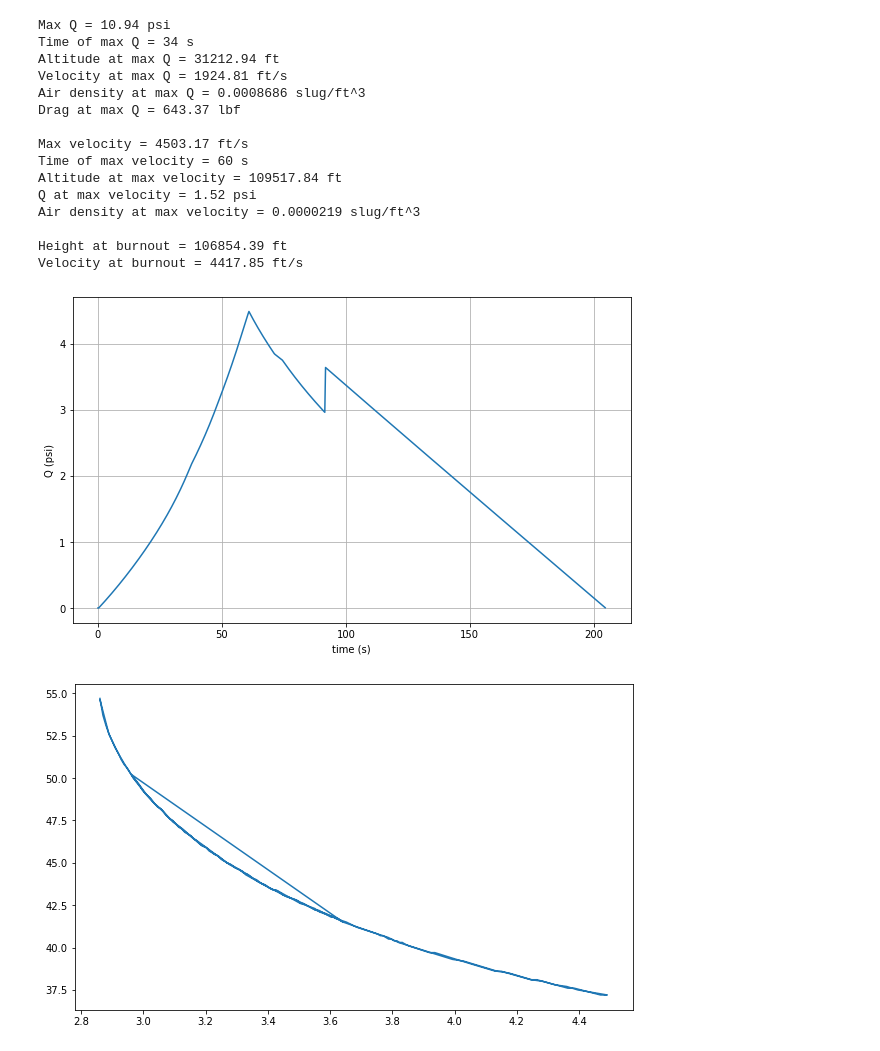
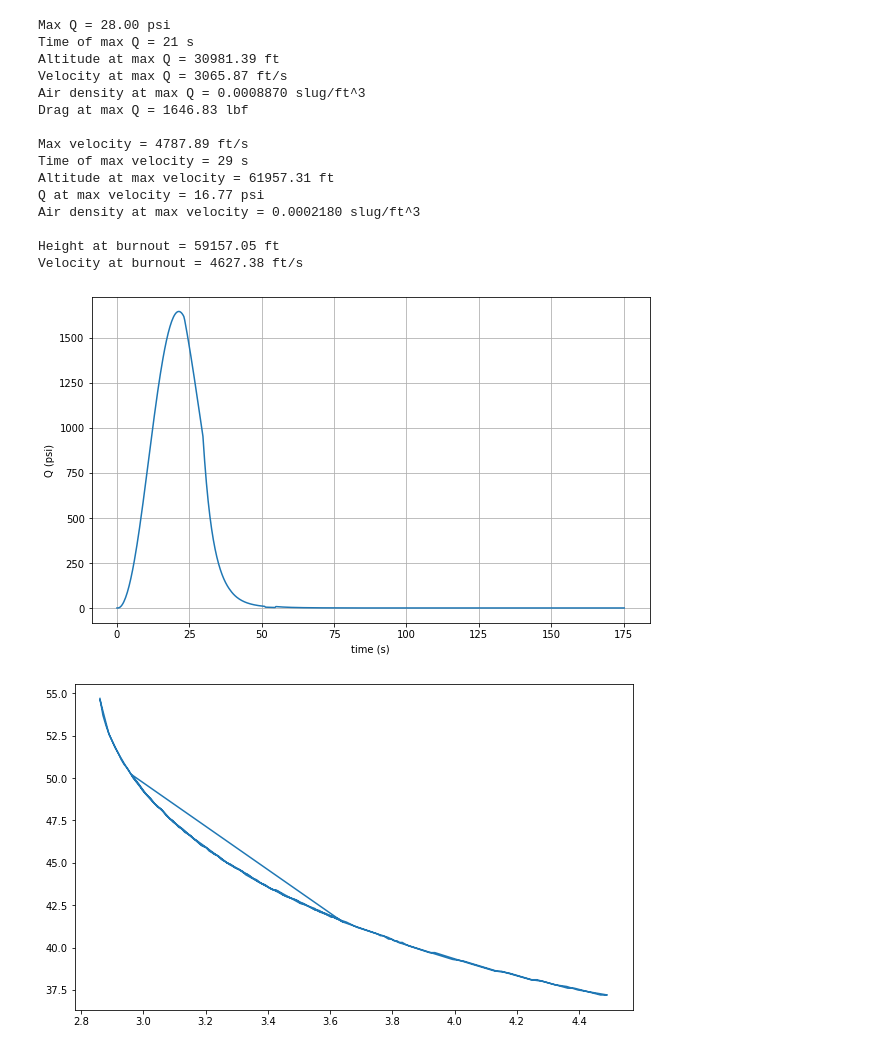
Before and after one commit to rocketproplab/marginal-stability, a Jupyter notebook: Design/Vehicle-Sizing/marginal-stability-sizing.ipynb, the cells around one changed output. Saved outputs shown, nothing was run; the diff lists cells and outputs as text; code cells hidden in the pictures.

```diff
--- a/Design/Vehicle-Sizing/marginal-stability-sizing.ipynb
+++ b/Design/Vehicle-Sizing/marginal-stability-sizing.ipynb
@@ -62,23 +62,25 @@ def plot_thrust(fig):
 # %%
 unit = sim.unit()
 
-burntime = 40 # s
+thrust_sl = 5000 # s
 
 nengines = 1
-thrust_sl = 5000  # lbf
-Isp = 257.23 #s
-mdot = nengines*thrust_sl/(Isp) #lbm/s
+burntime = 40  # s
+chamberpressure = 500 #psi
+Isp = 257.272 #s
+#Isp as a function of chamber pressure might be a useful addition
+mdot = nengines*thrust_sl/(Isp) #lbm/s (calc results in lbf/s, but conversion factor is 1)
 twratio = 50  # estimated thrust 2 weight ratio
-mixtureratio = 2.23
+mixtureratio = 2.275
 g0Metric = 9.81 #m/s^2
 g0Imp = 32.17 #ft/s^2
 
-mstructure = 250.63  # lbm
+mstructure = 219.12  # lbm
 mavionics = 22.67  # lbm
 msystems = 67.8 # lbm
 mmisc = 0 #lbm
 #mengine = thrust_sl*nengines/twratio #lbm
-mpropulsion = 67.78 # lbm
+mpropulsion = 47.79 # lbm
 mpropellant = mdot*burntime
 
 
@@ -89,22 +91,21 @@ mLOx = mpropellant - mRP1
 
 rp1tankpressure = 700 #psi
 loxtankpressure = 600 #psi
-fos = 4
-pressurantdiameter = diameter - 2 #in
 HEinitialpressure = 6000 #psi
-HEfinalpressure = 600 #psi
 
 mtank,mHe = tankSize.getTankMass(loxtankpressure,rp1tankpressure,diameter,mpropellant,HEinitialpressure)
-mpress = 278.35
+mpress = 282.38
 
 mpropellant += mHe
 
 refArea = np.pi*((diameter/2)**2) / 144 #ft^2
 
 m0 = mpropulsion + mpropellant + mstructure + mavionics + msystems + mmisc + mtank + mpress
+#m0 = m0 - 11.71 tentative correction for raceway and harnessing
 
 print('### STRUCTURAL PARAMETERS ###')
-print('Propellant Mass = %.2f lbm' % mpropellant)
+print('Propellant Mass = %.2f lbm' % (mpropellant - mHe))
+print('Helium Mass =  %.2f lbm'  % mHe)
 print('Propulsion Mass = %.2f lbm' % mpropulsion)
 print('Tank Mass = %.2f lbm' % mtank)
 print('Pressurant Tank Mass = %.2f lbm' % mpress)
@@ -123,8 +124,6 @@ print('Total Impulse = %i lbf-s' % (thrust_sl*burntime*nengines))
 
 print('\n### OTHER IMPORTANT THINGS ###')
 print('Burn Time = %.2f s' % burntime)
-
-#m0 = m0 - 11.7
 
 initialConditions = {
     'time': 0,
@@ -234,33 +233,33 @@ print()
 print("Height at burnout = %.2f ft" % altitude[int(burntime/timestep)])
 print("Velocity at burnout = %.2f ft/s" % velocity[int(burntime/timestep)])
 # %% [output]
-Max Q = 10.94 psi
-Time of max Q = 34 s
-Altitude at max Q = 31212.94 ft
-Velocity at max Q = 1924.81 ft/s
-Air density at max Q = 0.0008686 slug/ft^3
-Drag at max Q = 643.37 lbf
+Max Q = 28.00 psi
+Time of max Q = 21 s
+Altitude at max Q = 30981.39 ft
+Velocity at max Q = 3065.87 ft/s
+Air density at max Q = 0.0008870 slug/ft^3
+Drag at max Q = 1646.83 lbf
 
-Max velocity = 4503.17 ft/s
-Time of max velocity = 60 s
-Altitude at max velocity = 109517.84 ft
-Q at max velocity = 1.52 psi
-Air density at max velocity = 0.0000219 slug/ft^3
+Max velocity = 4787.89 ft/s
+Time of max velocity = 29 s
+Altitude at max velocity = 61957.31 ft
+Q at max velocity = 16.77 psi
+Air density at max velocity = 0.0002180 slug/ft^3
 
-Height at burnout = 106854.39 ft
-Velocity at burnout = 4417.85 ft/s
+Height at burnout = 59157.05 ft
+Velocity at burnout = 4627.38 ft/s
 # %%
 shortTime = time[0:len(Q)]
 fig1 = plt.figure(figsize=(10,6))
 ax11 = fig1.add_subplot(1,1,1)
-ax11.plot(shortTime,mach[:len(shortTime)])
+ax11.plot(shortTime,drag[:len(shortTime)])
 ax11.set_title('')
 ax11.set_xlabel('time (s)')
 ax11.set_ylabel('Q (psi)')
 ax11.grid()
 plt.show()
 # %% [output]
-[figure, old version]
+[figure, new version]
 # %%
 gamma = 7/5
 def tantheta(M,B):
```
Also changed, not shown: parts of 4 cells of this notebook, 2 other files.
